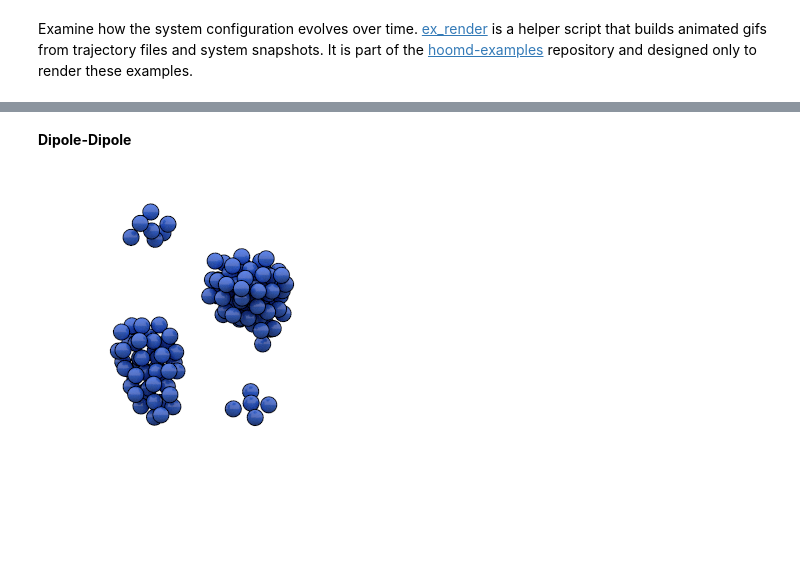
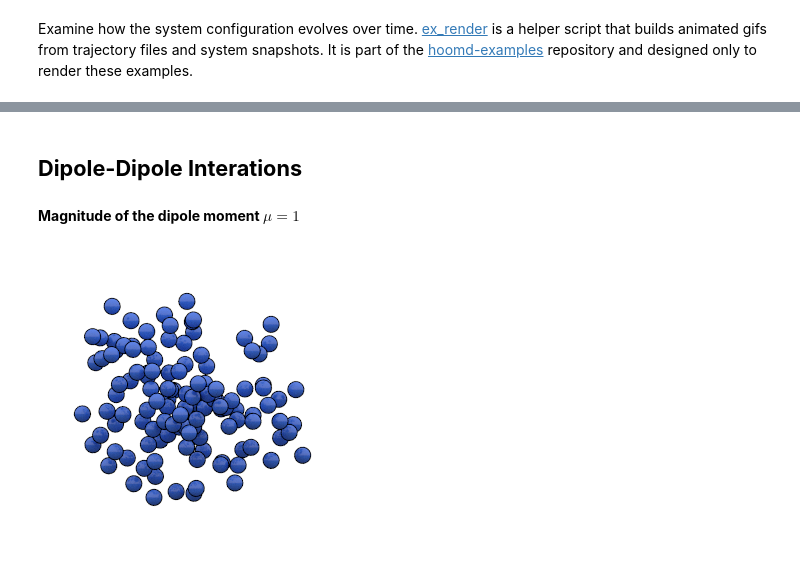
Before and after one commit to yennguyenedalgo/JupyterNotebookProject, a Jupyter notebook: Tutorial - MD - Lennard Jones.ipynb, the cells around one changed output, grey strips where cells are left out. Cells and saved outputs as stored; diff of their text form; code cells hidden in the pictures; blank space fills up the shorter version.

```diff
--- a/Tutorial - MD - Lennard Jones.ipynb
+++ b/Tutorial - MD - Lennard Jones.ipynb
@@ -164,7 +223,9 @@ ex_render.display_movie(ex_render.render_sphere_frame, 'trajectory_Equilibrate.g
 # %% [markdown]
-**Dipole-Dipole**
+## **Dipole-Dipole Interations**
+# %% [markdown]
+**Magnitude of the dipole moment $\mu=1$**
 # %%
 import ex_render
-ex_render.display_movie(ex_render.render_sphere_frame, 'trajectory_Dipole.gsd');
+ex_render.display_movie(ex_render.render_sphere_frame, 'trajectory_Dipole_1.gsd');
 # %% [output]
-[figure, old version]
+[figure, new version]
```
Also changed, not shown: parts of 28 cells of this notebook.
